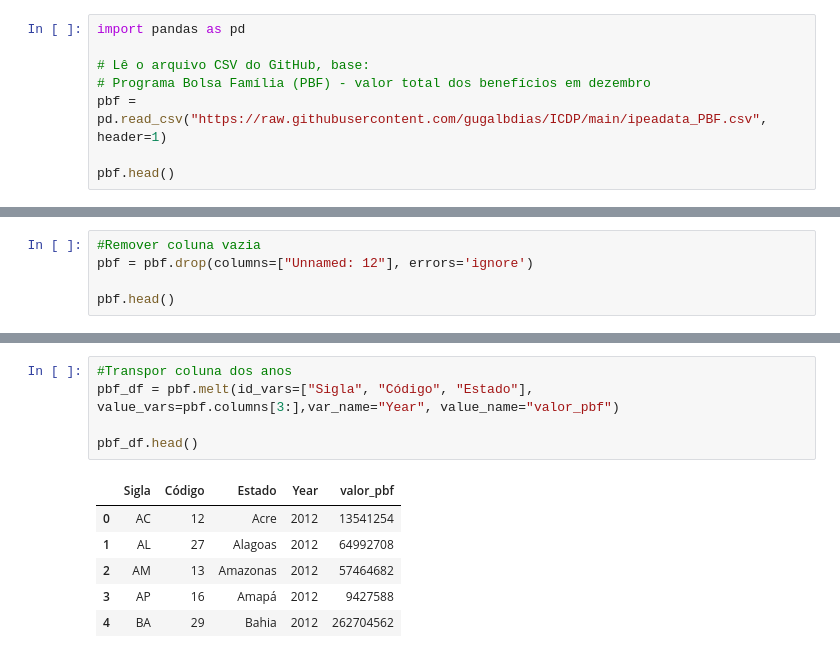
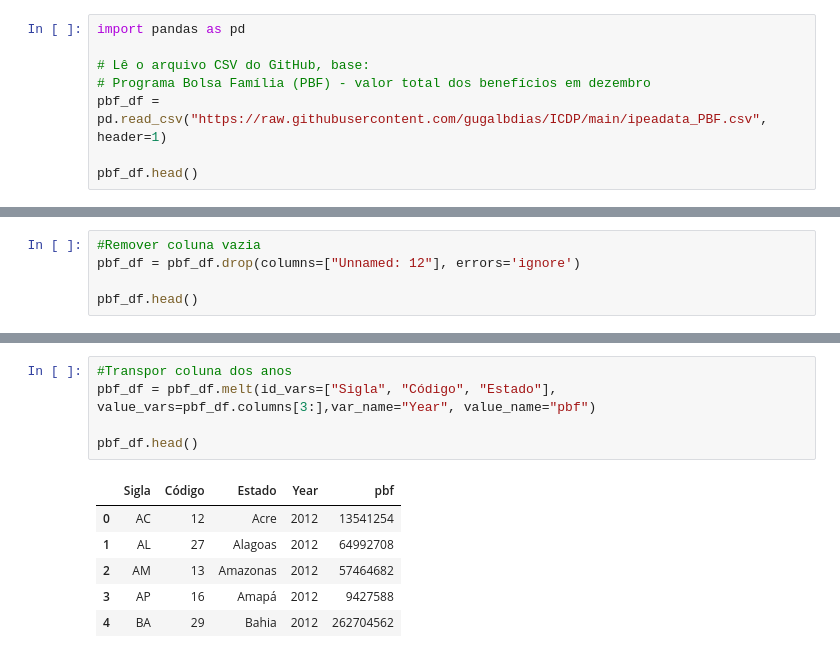
Before and after one commit to gugalbdias/ICDP, a Jupyter notebook: A1_ICDP_GustavoDias.ipynb, the cells around one changed output, grey strips where cells are left out. Cells and saved outputs as stored; diff of their text form.

```diff
--- a/A1_ICDP_GustavoDias.ipynb
+++ b/A1_ICDP_GustavoDias.ipynb
@@ -3,9 +3,9 @@ import pandas as pd
 
 # Lê o arquivo CSV do GitHub, base:
 # Programa Bolsa Família (PBF) - valor total dos benefícios em dezembro
-pbf = pd.read_csv("https://raw.githubusercontent.com/gugalbdias/ICDP/main/ipeadata_PBF.csv", header=1)
+pbf_df = pd.read_csv("https://raw.githubusercontent.com/gugalbdias/ICDP/main/ipeadata_PBF.csv", header=1)
 
-pbf.head()
+pbf_df.head()
 # %% [output]
 |  | Sigla | Código | Estado | 2012 | 2013 | 2014 | 2016 | 2017 | 2018 | 2019 | 2020 | ... |
 | 0 | AC | 12 | Acre | 13541254 | 16150692 | 18666421 | 21613287 | 22170410 | 24004401 | 23844619 | 24790463 | ... |
@@ -15,9 +15,9 @@ pbf.head()
 | 4 | BA | 29 | Bahia | 262704562 | 276757279 | 307377376 | 324058076 | 329339879 | 345273843 | 332690778 | 347601624 | ... |
 # %%
 #Remover coluna vazia
-pbf = pbf.drop(columns=["Unnamed: 12"], errors='ignore')
+pbf_df = pbf_df.drop(columns=["Unnamed: 12"], errors='ignore')
 
-pbf.head()
+pbf_df.head()
 # %% [output]
 |  | Sigla | Código | Estado | 2012 | 2013 | 2014 | 2016 | 2017 | 2018 | 2019 | 2020 | ... |
 | 0 | AC | 12 | Acre | 13541254 | 16150692 | 18666421 | 21613287 | 22170410 | 24004401 | 23844619 | 24790463 | ... |
@@ -27,11 +27,11 @@ pbf.head()
 | 4 | BA | 29 | Bahia | 262704562 | 276757279 | 307377376 | 324058076 | 329339879 | 345273843 | 332690778 | 347601624 | ... |
 # %%
 #Transpor coluna dos anos
-pbf_df = pbf.melt(id_vars=["Sigla", "Código", "Estado"], value_vars=pbf.columns[3:],var_name="Year", value_name="valor_pbf")
+pbf_df = pbf_df.melt(id_vars=["Sigla", "Código", "Estado"], value_vars=pbf_df.columns[3:],var_name="Year", value_name="pbf")
 
 pbf_df.head()
 # %% [output]
-|  | Sigla | Código | Estado | Year | valor_pbf |
+|  | Sigla | Código | Estado | Year | pbf |
 | 0 | AC | 12 | Acre | 2012 | 13541254 |
 | 1 | AL | 27 | Alagoas | 2012 | 64992708 |
 | 2 | AM | 13 | Amazonas | 2012 | 57464682 |
```
Also changed, not shown: parts of 16 cells of this notebook.
